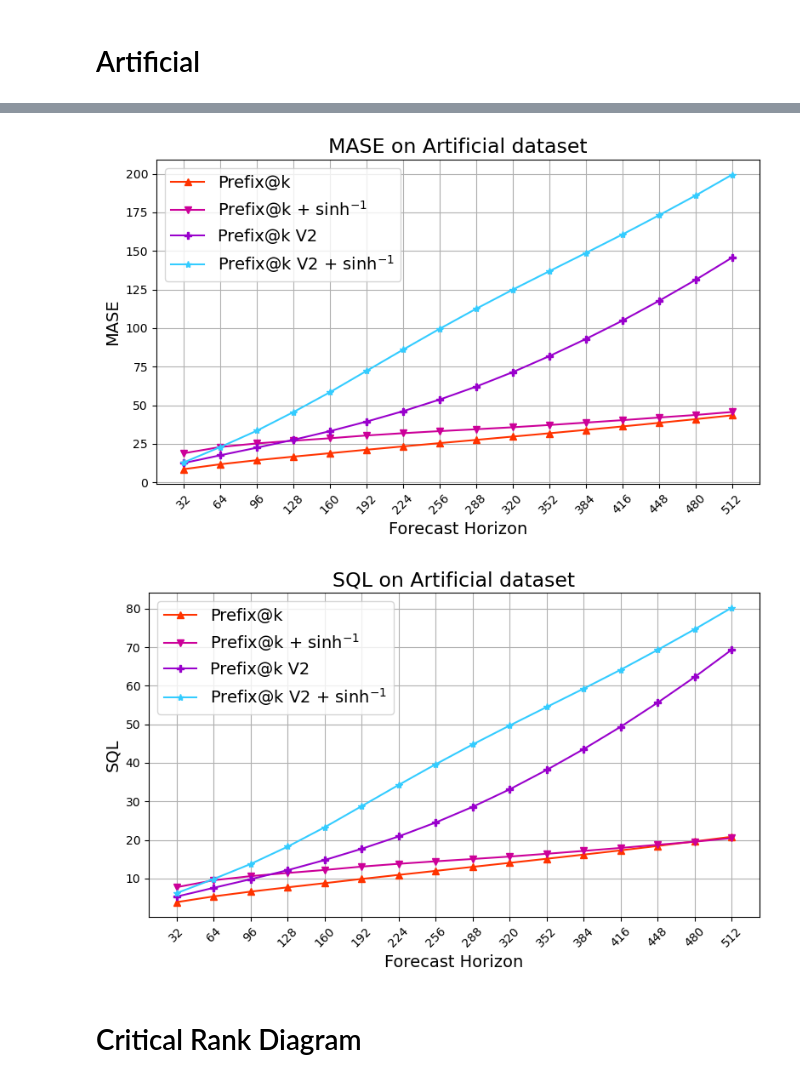
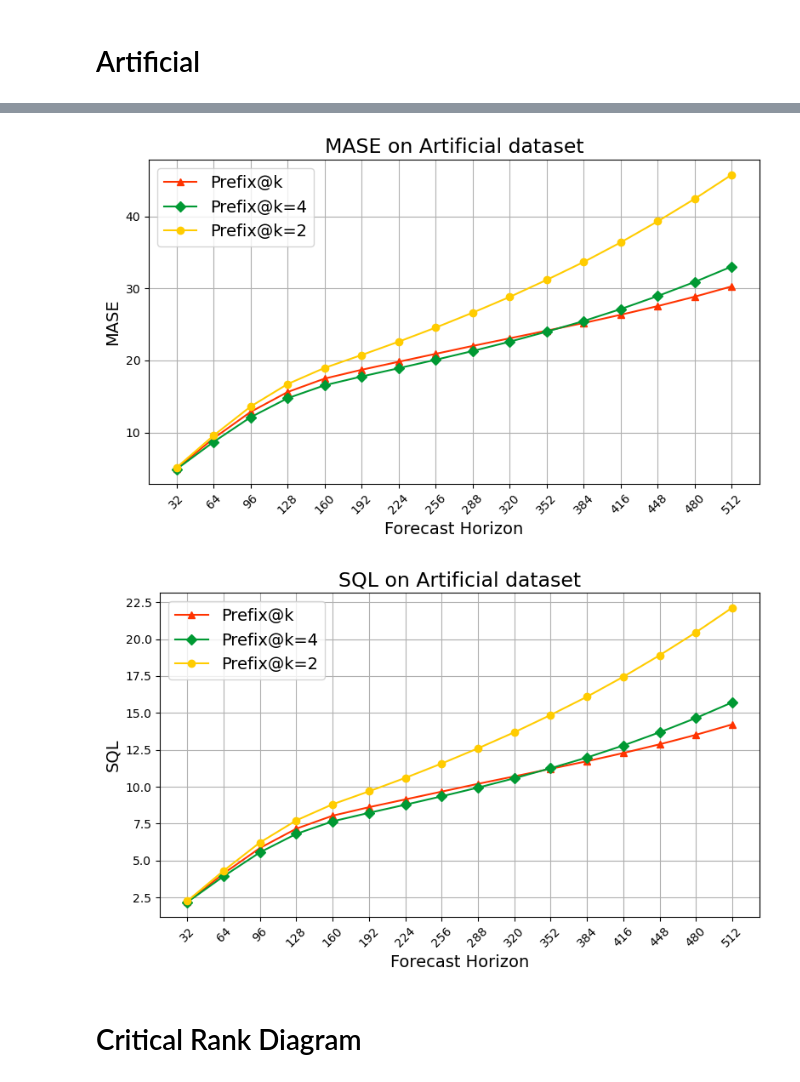
Before and after one commit to vilhess/normalizer, a Jupyter notebook: notebooks/prefix_comparison.ipynb, the cells around one changed output, grey strips where cells are left out. Saved outputs shown, nothing was run; the diff lists cells and outputs as text; code cells hidden in the pictures.

Commit message:
ablation_prefix

```diff
--- a/notebooks/prefix_comparison.ipynb
+++ b/notebooks/prefix_comparison.ipynb
@@ -10,13 +10,17 @@ def load_npz(path):
     return {k: data[k] for k in data.files}
 # %%
 # 64, 128, 256, 512, 1024
-CTX_LEN=1024
+CTX_LEN=256
+ABL_K=True
 # %%
 dic_model_colors = {
     "Prefix RevIN":              "#FF3300",  # bright red-orange
     "Prefix RevIN + asinh":      "#CC0099",  # strong magenta
     "Prefix RevIN 2":            "#9900CC",  # deep purple
     "Prefix RevIN 2 + asinh":    "#33CCFF",  # bright cyan
+    "Prefix RevIN k=4":          "#009933",  # strong green
+    "Prefix RevIN k=2":          "#FFCC00",  # bright yellow
+
 }
 
 dic_model_symbols = {
@@ -24,6 +28,8 @@ dic_model_symbols = {
     "Prefix RevIN + asinh":      "v",   # triangle down
     "Prefix RevIN 2":            "P",   # plus (filled)
     "Prefix RevIN 2 + asinh":    "*",   # star
+    "Prefix RevIN k=4":          "D",   # diamond (filled)
+    "Prefix RevIN k=2":          "o",   # circle (filled)
 }
 # %%
 base_dir = "../processed_results"
@@ -384,6 +496,30 @@ for k, v in metrics_prefix2_asinh_artificial.items():
         all_mase_prefix2_asinh.append(np.mean(v))
     elif metric.lower() == "sql":
         all_sql_prefix2_asinh.append(np.mean(v))
+
+all_mae_prefix_abl_k4, all_rmse_prefix_abl_k4, all_mase_prefix_abl_k4, all_sql_prefix_abl_k4 = [], [], [], []
+for k, v in metrics_prefix_abl_k4_artificial.items():
+    metric, size = k.split("_")
+    if metric.lower() == "mae":
+        all_mae_prefix_abl_k4.append(np.mean(v))
+    elif metric.lower() == "rmse":
+        all_rmse_prefix_abl_k4.append(np.mean(v))
+    elif metric.lower() == "mase":
+        all_mase_prefix_abl_k4.append(np.mean(v))
+    elif metric.lower() == "sql":
+        all_sql_prefix_abl_k4.append(np.mean(v))
+
+all_mae_prefix_abl_k2, all_rmse_prefix_abl_k2, all_mase_prefix_abl_k2, all_sql_prefix_abl_k2 = [], [], [], []
+for k, v in metrics_prefix_abl_k2_artificial.items():
+    metric, size = k.split("_")
+    if metric.lower() == "mae":
+        all_mae_prefix_abl_k2.append(np.mean(v))
+    elif metric.lower() == "rmse":
+        all_rmse_prefix_abl_k2.append(np.mean(v))
+    elif metric.lower() == "mase":
+        all_mase_prefix_abl_k2.append(np.mean(v))
+    elif metric.lower() == "sql":
+        all_sql_prefix_abl_k2.append(np.mean(v))
 # %%
 plt.figure(figsize=FIGSIZE)
 plt.plot(all_mae_prefix, marker=dic_model_symbols["Prefix RevIN"], label="Prefix@k", color=dic_model_colors["Prefix RevIN"])
@@ -421,9 +565,13 @@ plt.show()
 # %%
 plt.figure(figsize=FIGSIZE)
 plt.plot(all_mase_prefix, marker=dic_model_symbols["Prefix RevIN"], label="Prefix@k", color=dic_model_colors["Prefix RevIN"])
-plt.plot(all_mase_prefix_asinh, marker=dic_model_symbols["Prefix RevIN + asinh"], label=r"Prefix@k + $\sinh^{-1}$", color=dic_model_colors["Prefix RevIN + asinh"])
-plt.plot(all_mase_prefix2, marker=dic_model_symbols["Prefix RevIN 2"], label="Prefix@k V2", color=dic_model_colors["Prefix RevIN 2"])
-plt.plot(all_mase_prefix2_asinh, marker=dic_model_symbols["Prefix RevIN 2 + asinh"], label=r"Prefix@k V2 + $\sinh^{-1}$", color=dic_model_colors["Prefix RevIN 2 + asinh"])
+if not ABL_K:
+    plt.plot(all_mase_prefix_asinh, marker=dic_model_symbols["Prefix RevIN + asinh"], label=r"Prefix@k + $\sinh^{-1}$", color=dic_model_colors["Prefix RevIN + asinh"])
+    plt.plot(all_mase_prefix2, marker=dic_model_symbols["Prefix RevIN 2"], label="Prefix@k V2", color=dic_model_colors["Prefix RevIN 2"])
+    plt.plot(all_mase_prefix2_asinh, marker=dic_model_symbols["Prefix RevIN 2 + asinh"], label=r"Prefix@k V2 + $\sinh^{-1}$", color=dic_model_colors["Prefix RevIN 2 + asinh"])
+else:
+    plt.plot(all_mase_prefix_abl_k4, marker=dic_model_symbols["Prefix RevIN k=4"], label="Prefix@k=4", color=dic_model_colors["Prefix RevIN k=4"])
+    plt.plot(all_mase_prefix_abl_k2, marker=dic_model_symbols["Prefix RevIN k=2"], label="Prefix@k=2", color=dic_model_colors["Prefix RevIN k=2"])
 plt.legend(fontsize=FONTSIZE)
 plt.xticks(range(len(sizes)), sizes, rotation=45)
 plt.title("MASE on Artificial dataset", fontsize=FONTSIZE_TITLE)
@@ -434,24 +582,28 @@ plt.tight_layout()
 #plt.savefig(f'figures/plots_prefix/mase_ranking_horizon_artificial_{CTX_LEN}.pdf', format='pdf', dpi=300)
 plt.show()
 # %% [output]
-[figure, old version]
+[figure, new version]
 # %%
 plt.figure(figsize=FIGSIZE)
 plt.plot(all_sql_prefix, marker=dic_model_symbols["Prefix RevIN"], label="Prefix@k", color=dic_model_colors["Prefix RevIN"])
-plt.plot(all_sql_prefix_asinh, marker=dic_model_symbols["Prefix RevIN + asinh"], label=r"Prefix@k + $\sinh^{-1}$", color=dic_model_colors["Prefix RevIN + asinh"])
-plt.plot(all_sql_prefix2, marker=dic_model_symbols["Prefix RevIN 2"], label="Prefix@k V2", color=dic_model_colors["Prefix RevIN 2"])
-plt.plot(all_sql_prefix2_asinh, marker=dic_model_symbols["Prefix RevIN 2 + asinh"], label=r"Prefix@k V2 + $\sinh^{-1}$", color=dic_model_colors["Prefix RevIN 2 + asinh"])
+if not ABL_K:
+    plt.plot(all_sql_prefix_asinh, marker=dic_model_symbols["Prefix RevIN + asinh"], label=r"Prefix@k + $\sinh^{-1}$", color=dic_model_colors["Prefix RevIN + asinh"])
+    plt.plot(all_sql_prefix2, marker=dic_model_symbols["Prefix RevIN 2"], label="Prefix@k V2", color=dic_model_colors["Prefix RevIN 2"])
+    plt.plot(all_sql_prefix2_asinh, marker=dic_model_symbols["Prefix RevIN 2 + asinh"], label=r"Prefix@k V2 + $\sinh^{-1}$", color=dic_model_colors["Prefix RevIN 2 + asinh"])
+else:
+    plt.plot(all_sql_prefix_abl_k4, marker=dic_model_symbols["Prefix RevIN k=4"], label="Prefix@k=4", color=dic_model_colors["Prefix RevIN k=4"])
+    plt.plot(all_sql_prefix_abl_k2, marker=dic_model_symbols["Prefix RevIN k=2"], label="Prefix@k=2", color=dic_model_colors["Prefix RevIN k=2"])
 plt.legend(fontsize=FONTSIZE)
 plt.xticks(range(len(sizes)), sizes, rotation=45)
 plt.title("SQL on Artificial dataset", fontsize=FONTSIZE_TITLE)
 plt.xlabel("Forecast Horizon", fontsize=FONTSIZE)
 plt.ylabel("SQL", fontsize=FONTSIZE)
 plt.grid()
 plt.tight_layout()
 #plt.savefig(f'figures/plots_prefix/sql_ranking_horizon_artificial_{CTX_LEN}.pdf', format='pdf', dpi=300)
 plt.show()
 # %% [output]
-[figure, old version]
+[figure, new version]
 # %% [markdown]
 # Critical Rank Diagram
 # %%
```
Also changed, not shown: parts of 18 cells of this notebook, 31 other files.
